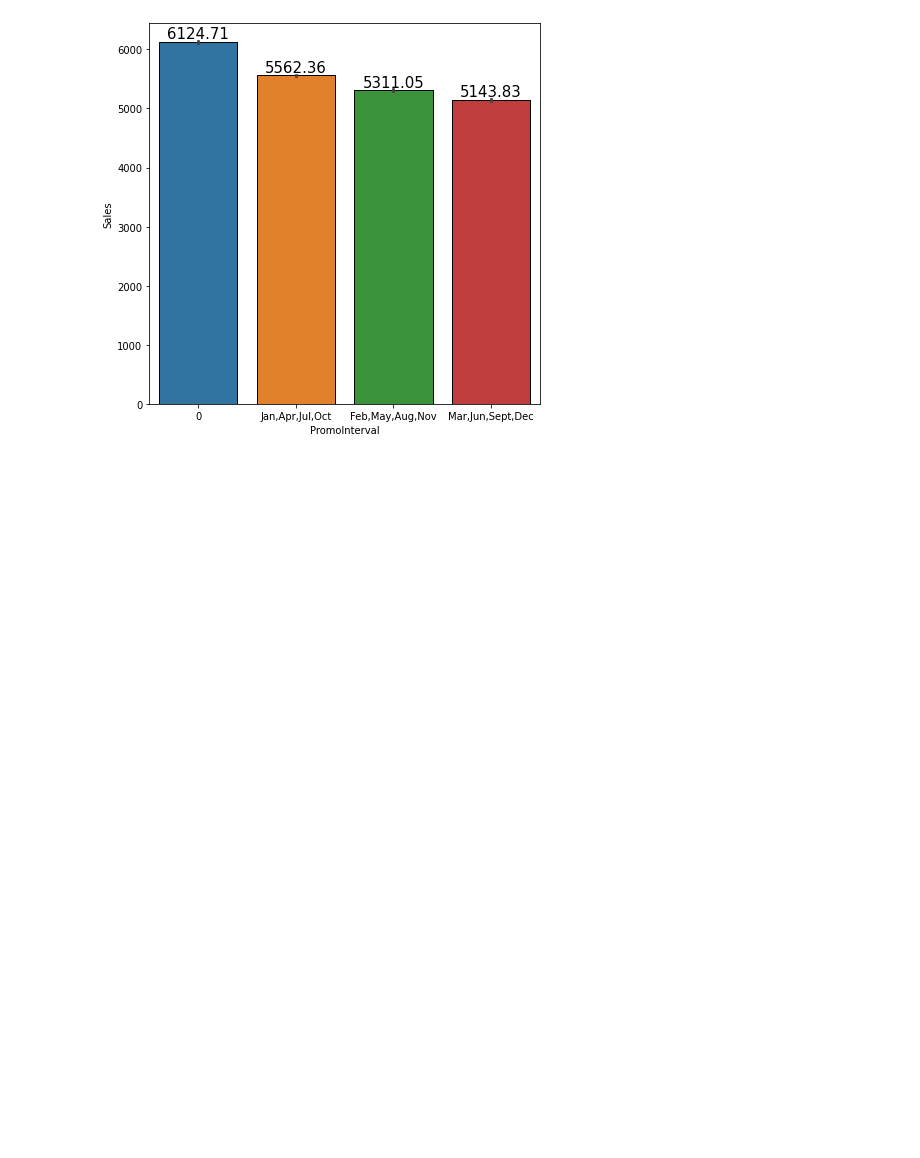
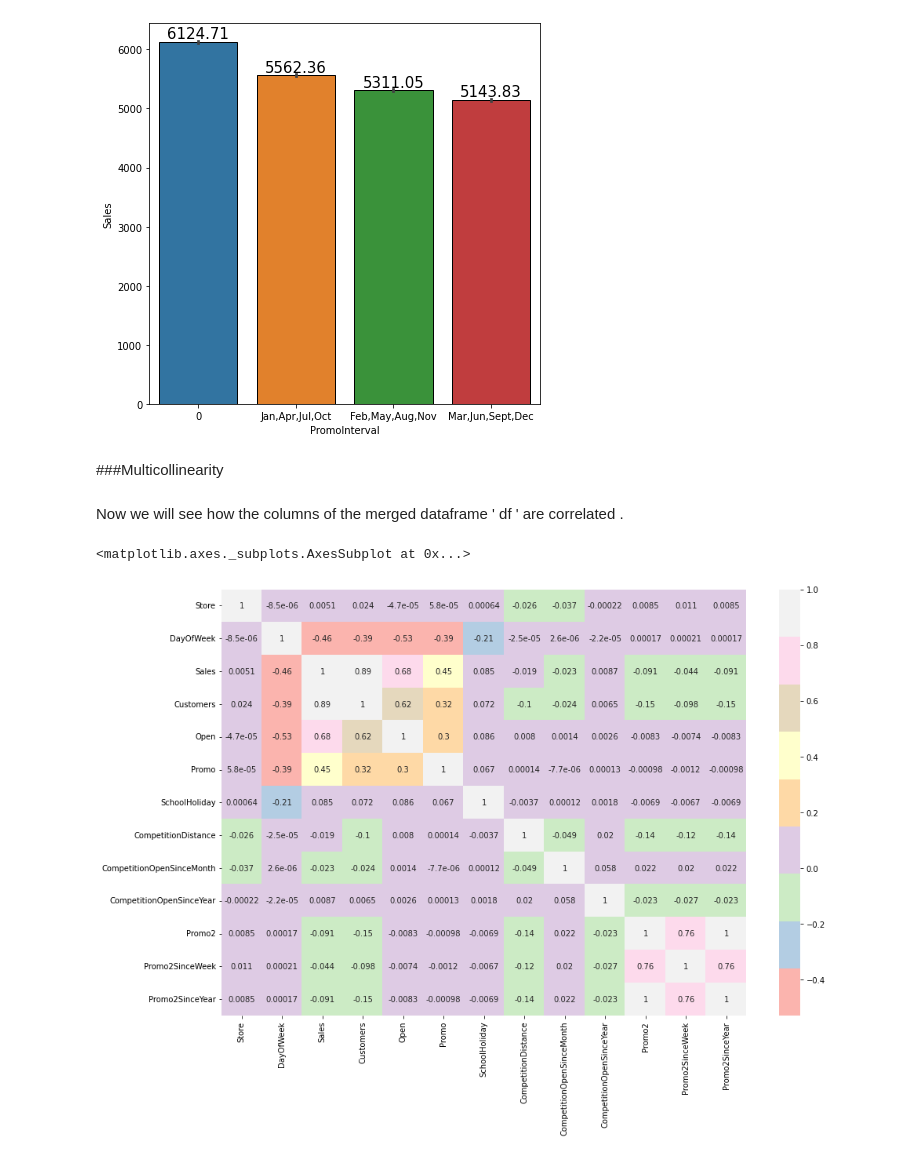
Before and after one commit to ashisaxena710/Retail-Sales-Prediction, a Jupyter notebook: Individual_Colab_Ashi_.ipynb, the cells around one changed output. Saved outputs shown, nothing was run; the diff lists cells and outputs as text; code cells hidden in the pictures; blank space fills up the shorter version.

```diff
--- a/Individual_Colab_Ashi_.ipynb
+++ b/Individual_Colab_Ashi_.ipynb
@@ -26,7 +26,7 @@ warnings.filterwarnings('ignore')
 # %% [markdown]
 ###  Loading Datasets
 # %%
-rossmann_store_data=pd.read_csv("/content/drive/MyDrive/Colab Notebooks/Alma Better/Capstone Project 2 /Rossmann Stores Data.csv",parse_dates=['Date'])
+rossmann_store_data=pd.read_csv("/content/drive/MyDrive/Colab Notebooks/Alma Better/Capstone Project 2 /Rossmann Stores Data.csv")
 store_data=pd.read_csv("/content/drive/MyDrive/Colab Notebooks/Alma Better/Capstone Project 2 /store.csv")
 # %% [markdown]
 ### Viewing Datasets
@@ -313,6 +332,7 @@ dtypes: datetime64[ns](1), float64(5), int64(8), object(4)
 memory usage: 147.5+ MB
 # %%
 # Changing the datatype
+df['Date']=pd.to_datetime(df['Date'],format="%Y/%m/%d")
 df['StateHoliday']=df['StateHoliday'].convert_dtypes('int64')
 # df['StoreType']=df['StoreType'].convert_dtypes('int64')
 # df['Assortment']=df['Assortment'].convert_dtypes('int64')
@@ -737,3 +757,14 @@ for bar in plots.patches:
 plt.show()
 # %% [output]
 [figure]
+# %% [markdown]
+###Multicollinearity
+# %% [markdown]
+
+Now we will see how the columns of the merged dataframe ' df ' are correlated .
+# %%
+plt.figure(figsize=(15,10))
+sns.heatmap(df.corr(),annot= True,cmap=sns.color_palette('Pastel1'))
+# %% [output]
+<matplotlib.axes._subplots.AxesSubplot at 0x...>
+[figure, added]
```
Also changed, not shown: parts of 7 cells of this notebook.
